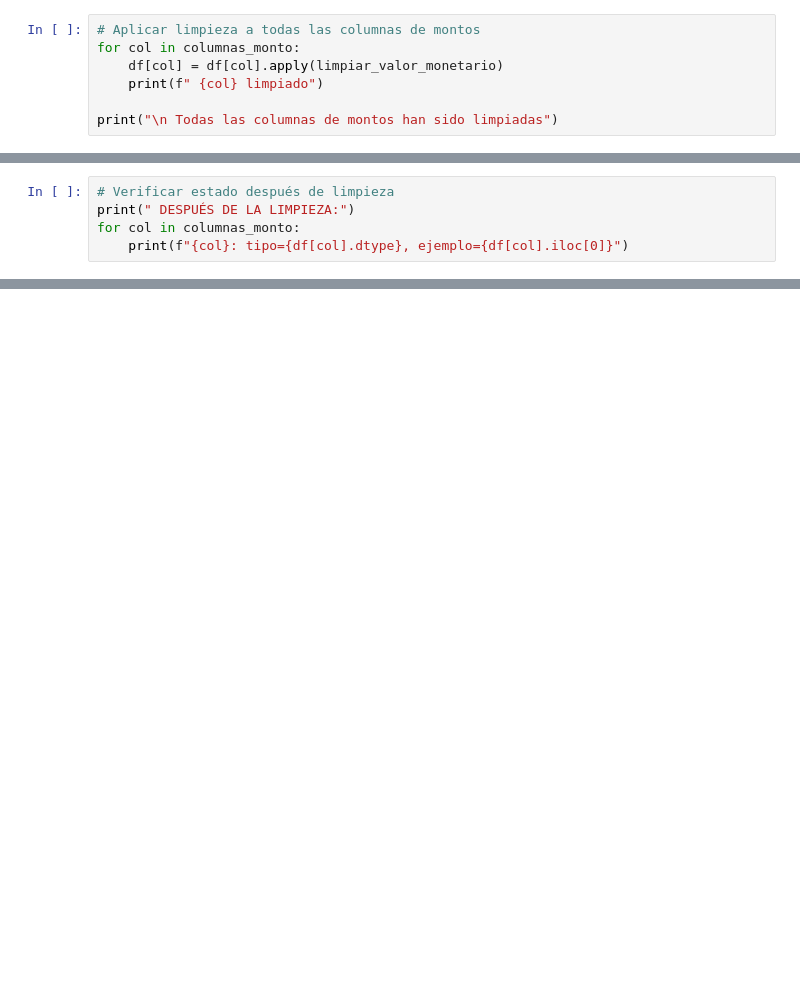
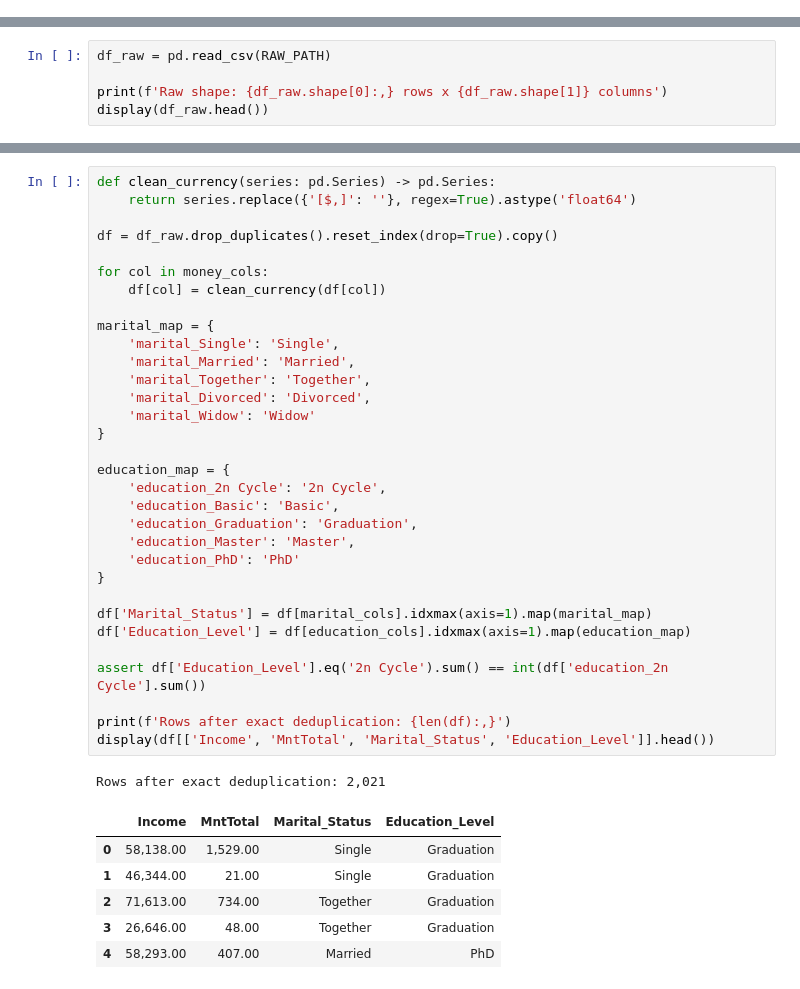
Before and after one commit to Sam-24-dev/customer-profile-analytics-powerbi, a Jupyter notebook: notebooks/01_eda_preprocessing.ipynb, the cells around one changed output, grey strips where cells are left out. Drawn from its saved outputs; the diff is of its cells as text; blank space fills up the shorter version.

```diff
--- a/notebooks/01_eda_preprocessing.ipynb
+++ b/notebooks/01_eda_preprocessing.ipynb
@@ -530,7 +0,0 @@ MntTotal: tipo=object, ejemplo=$1529
-# %%
-# Aplicar limpieza a todas las columnas de montos
-for col in columnas_monto:
-    df[col] = df[col].apply(limpiar_valor_monetario)
-    print(f" {col} limpiado")
-
-print("\n Todas las columnas de montos han sido limpiadas")
@@ -547,5 +0,0 @@ print("\n Todas las columnas de montos han sido limpiadas")
-# %%
-# Verificar estado después de limpieza
-print(" DESPUÉS DE LA LIMPIEZA:")
-for col in columnas_monto:
-    print(f"{col}: tipo={df[col].dtype}, ejemplo={df[col].iloc[0]}")
@@ -1274,0 +43,5 @@ El gráfico de área apilada que muestra la distribución porcentual de compras
+# %%
+df_raw = pd.read_csv(RAW_PATH)
+
+print(f'Raw shape: {df_raw.shape[0]:,} rows x {df_raw.shape[1]} columns')
+display(df_raw.head())
@@ -1274,0 +135,40 @@ El gráfico de área apilada que muestra la distribución porcentual de compras
+# %%
+def clean_currency(series: pd.Series) -> pd.Series:
+    return series.replace({'[$,]': ''}, regex=True).astype('float64')
+
+df = df_raw.drop_duplicates().reset_index(drop=True).copy()
+
+for col in money_cols:
+    df[col] = clean_currency(df[col])
+
+marital_map = {
+    'marital_Single': 'Single',
+    'marital_Married': 'Married',
+    'marital_Together': 'Together',
+    'marital_Divorced': 'Divorced',
+    'marital_Widow': 'Widow'
+}
+
+education_map = {
+    'education_2n Cycle': '2n Cycle',
+    'education_Basic': 'Basic',
+    'education_Graduation': 'Graduation',
+    'education_Master': 'Master',
+    'education_PhD': 'PhD'
+}
+
+df['Marital_Status'] = df[marital_cols].idxmax(axis=1).map(marital_map)
+df['Education_Level'] = df[education_cols].idxmax(axis=1).map(education_map)
+
+assert df['Education_Level'].eq('2n Cycle').sum() == int(df['education_2n Cycle'].sum())
+
+print(f'Rows after exact deduplication: {len(df):,}')
+display(df[['Income', 'MntTotal', 'Marital_Status', 'Education_Level']].head())
+# %% [output]
+Rows after exact deduplication: 2,021
+|  | Income | MntTotal | Marital_Status | Education_Level |
+| 0 | 58,138.00 | 1,529.00 | Single | Graduation |
+| 1 | 46,344.00 | 21.00 | Single | Graduation |
+| 2 | 71,613.00 | 734.00 | Together | Graduation |
+| 3 | 26,646.00 | 48.00 | Together | Graduation |
+| 4 | 58,293.00 | 407.00 | Married | PhD |
```
Also changed, not shown: parts of 113 cells of this notebook, 2 other files.
